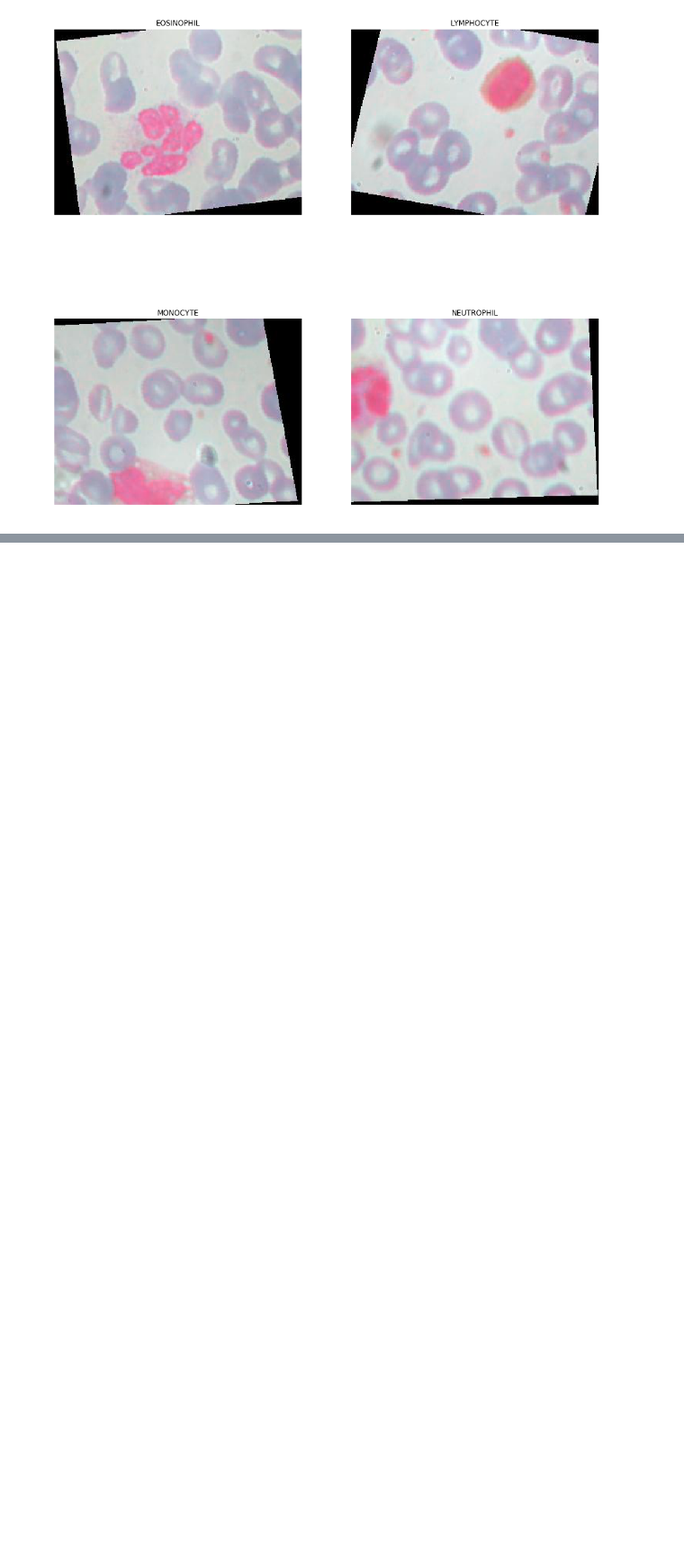
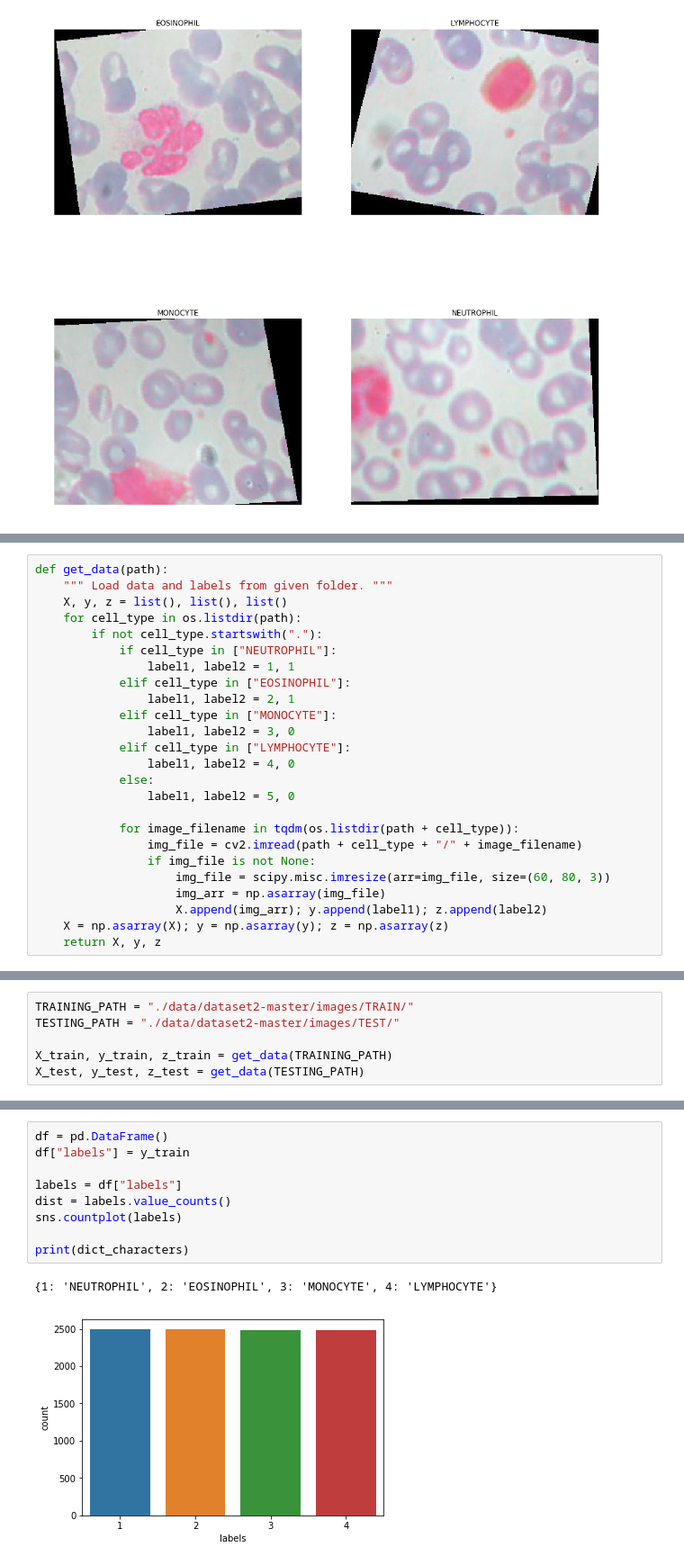
Before and after one commit to AakashSudhakar/DS-2.3-Production, a Jupyter notebook: Final-Project/classification.ipynb, the cells around one changed output, grey strips where cells are left out. Shown: that part at 90% size. Cells and saved outputs as stored; diff of their text form; blank space fills up the shorter version.

```diff
--- a/Final-Project/classification.ipynb
+++ b/Final-Project/classification.ipynb
@@ -69,0 +106,25 @@ render_cell_image(img_path_neutrophil)
+# %%
+def get_data(path):
+    """ Load data and labels from given folder. """
+    X, y, z = list(), list(), list()
+    for cell_type in os.listdir(path):
+        if not cell_type.startswith("."):
+            if cell_type in ["NEUTROPHIL"]:
+                label1, label2 = 1, 1
+            elif cell_type in ["EOSINOPHIL"]:
+                label1, label2 = 2, 1
+            elif cell_type in ["MONOCYTE"]:
+                label1, label2 = 3, 0
+            elif cell_type in ["LYMPHOCYTE"]:
+                label1, label2 = 4, 0
+            else:
+                label1, label2 = 5, 0
+
+            for image_filename in tqdm(os.listdir(path + cell_type)):
+                img_file = cv2.imread(path + cell_type + "/" + image_filename)
+                if img_file is not None:
+                    img_file = scipy.misc.imresize(arr=img_file, size=(60, 80, 3))
+                    img_arr = np.asarray(img_file)
+                    X.append(img_arr); y.append(label1); z.append(label2)
+    X = np.asarray(X); y = np.asarray(y); z = np.asarray(z)
+    return X, y, z
@@ -69,0 +135,6 @@ render_cell_image(img_path_neutrophil)
+# %%
+TRAINING_PATH = "./data/dataset2-master/images/TRAIN/"
+TESTING_PATH = "./data/dataset2-master/images/TEST/"
+
+X_train, y_train, z_train = get_data(TRAINING_PATH)
+X_test, y_test, z_test = get_data(TESTING_PATH)
@@ -69,0 +157,12 @@ render_cell_image(img_path_neutrophil)
+# %%
+df = pd.DataFrame()
+df["labels"] = y_train
+
+labels = df["labels"]
+dist = labels.value_counts()
+sns.countplot(labels)
+
+print(dict_characters)
+# %% [output]
+{1: 'NEUTROPHIL', 2: 'EOSINOPHIL', 3: 'MONOCYTE', 4: 'LYMPHOCYTE'}
+[figure, added]
```
Also changed, not shown: parts of 12 cells of this notebook.
